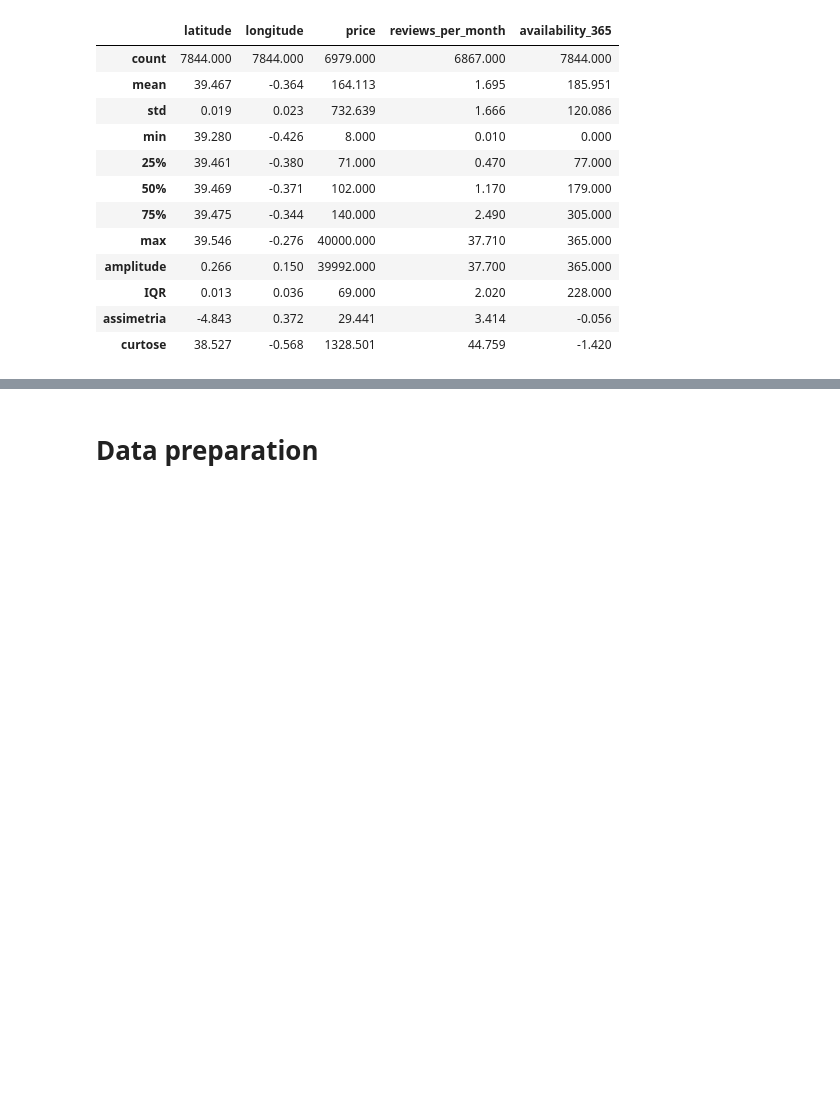
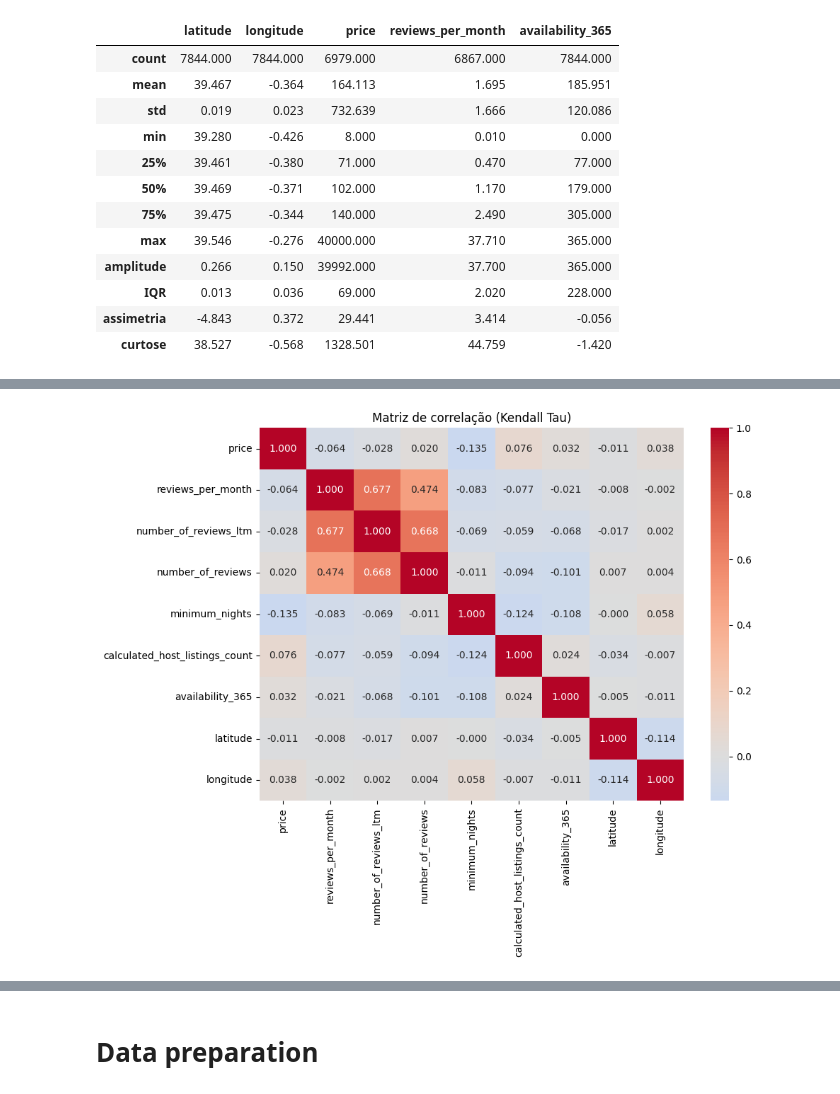
Before and after one commit to leandromicael123/An-lise-regress-o, a Jupyter notebook: Trabalho.ipynb, the cells around one changed output, grey strips where cells are left out. Cells and saved outputs as stored; diff of their text form; code cells hidden in the pictures; blank space fills up the shorter version.

```diff
--- a/Trabalho.ipynb
+++ b/Trabalho.ipynb
@@ -380,0 +293,11 @@ ValueError: invalid literal for int() with base 10: ''
+# %%
+# correlação usando Kendall Tau para variáveis numéricas já definidas (cols)
+kendall_corr = df[cols].corr(method='kendall')
+display(kendall_corr)
+
+plt.figure(figsize=(10, 8))
+sns.heatmap(kendall_corr, annot=True, fmt=".3f", cmap='coolwarm', center=0)
+plt.title("Matriz de correlação (Kendall Tau)")
+plt.tight_layout()
+plt.show()
+# %% [output]
@@ -380,0 +314 @@ ValueError: invalid literal for int() with base 10: ''
+[figure, added]
```
Also changed, not shown: parts of 37 cells of this notebook, 1 other file.
